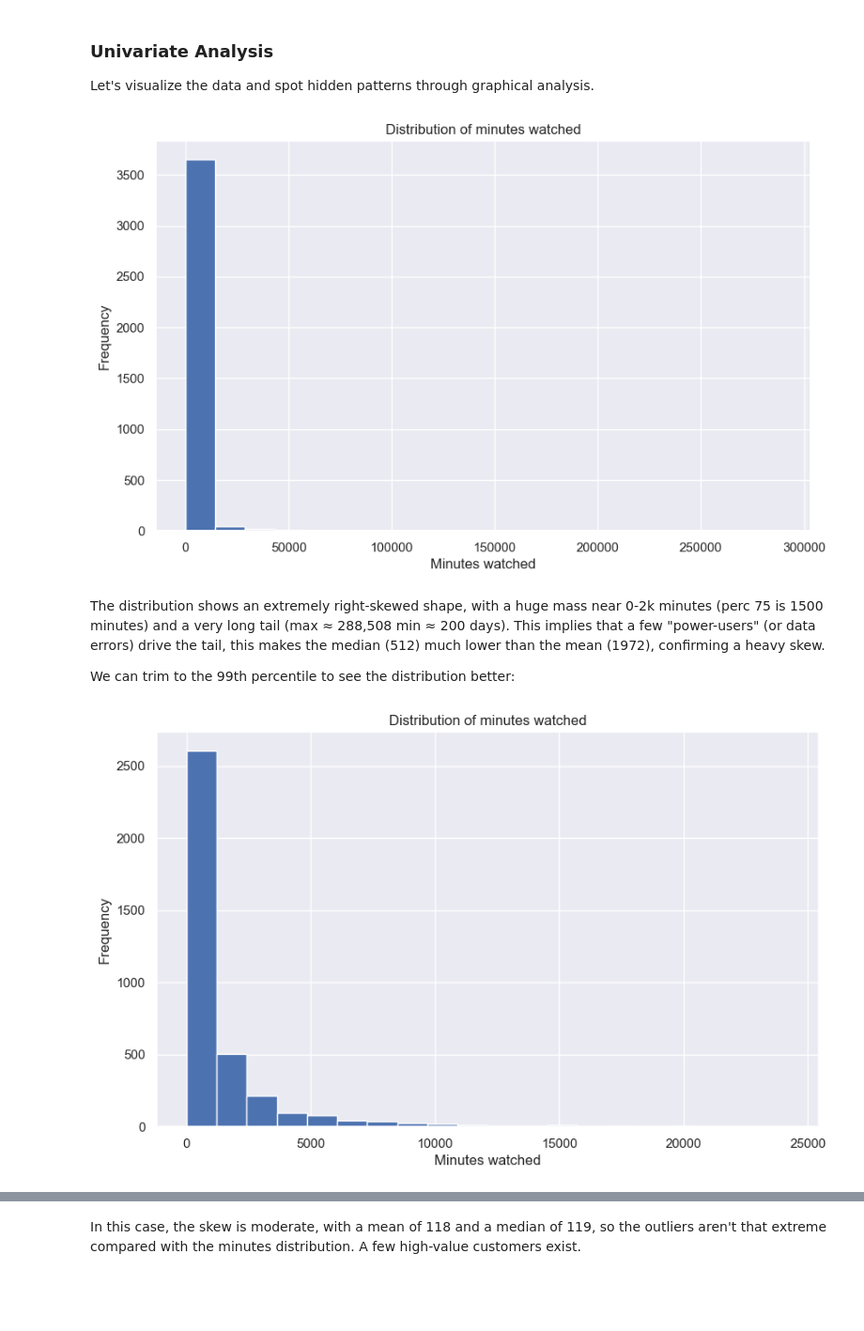
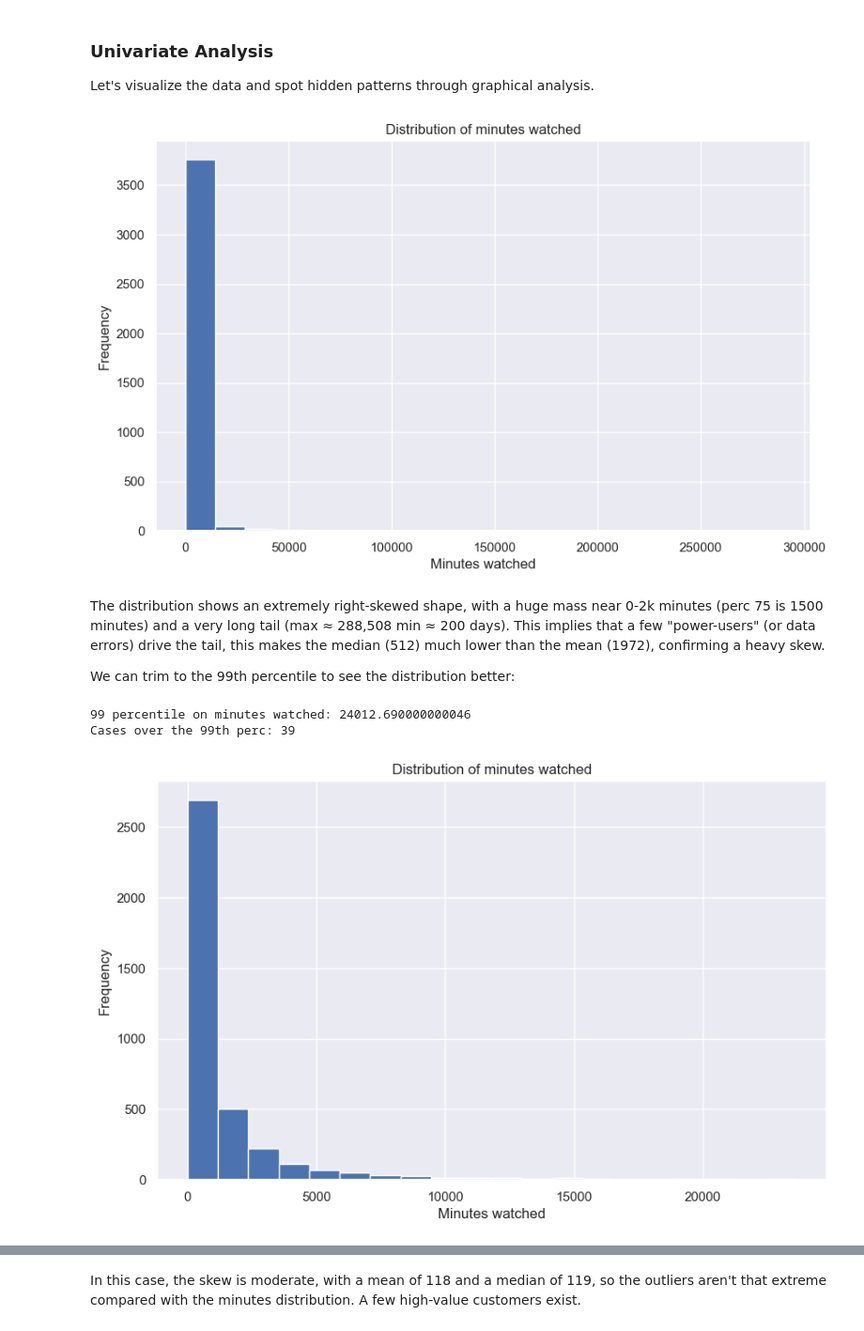
Before and after one commit to dato6091/Marketing_customer_segmentation_analysis, a Jupyter notebook: 1_EDA.ipynb, the cells around one changed output, grey strips where cells are left out. Shown at 94% size. Cells and saved outputs as stored; diff of their text form; code cells hidden in the pictures; blank space fills up the shorter version.

```diff
--- a/1_EDA.ipynb
+++ b/1_EDA.ipynb
@@ -87,6 +91,7 @@ channel_map = {
 # Adjust column names if yours differ
 cust_data["region"]  = cust_data["region"].map(region_map).astype("category")
 cust_data["channel"] = cust_data["channel"].map(channel_map).astype("category")
+cust_data["minutes_watched"] = cust_data["minutes_watched"].fillna(0)
 # %% [markdown]
 ## EDA
 # %% [markdown]
@@ -102,22 +116,28 @@ plot_numeric_data(
     y_label="Frequency",
     bins=20)
 # %% [output]
-[figure, old version]
+[figure, new version]
 # %% [markdown]
 The distribution shows an extremely right-skewed shape, with a huge mass near 0-2k minutes (perc 75 is 1500 minutes) and a very long tail (max ≈ 288,508 min ≈ 200 days). This implies that a few "power-users" (or data errors) drive the tail, this makes the median (512) much lower than the mean (1972), confirming a heavy skew.
 
 We can trim to the 99th percentile to see the distribution better:
+# %%
+df_original = cust_data.copy()
+mw_perc_99 = cust_data["minutes_watched"].quantile(.99)
+print(f"99 percentile on minutes watched: {mw_perc_99}")
+print(f"Cases over the 99th perc: {cust_data.loc[cust_data["minutes_watched"]>mw_perc_99].shape[0]}\n")
+cust_data = cust_data.loc[cust_data["minutes_watched"] < mw_perc_99].reset_index(drop=True)
+# %% [output]
+99 percentile on minutes watched: 24012.690000000046
+Cases over the 99th perc: 39
 # %%
-mw_perc_99 = cust_data["minutes_watched"].quantile(.99)
-cust_data_trimmed = cust_data.loc[cust_data["minutes_watched"] < mw_perc_99]
-
 plot_numeric_data(
-    df=cust_data_trimmed,
+    df=cust_data,
     col_to_plot="minutes_watched",
     chart_title="Distribution of minutes watched",
     x_label="Minutes watched",
     y_label="Frequency",
     bins=20)
 # %% [output]
-[figure, old version]
+[figure, new version]
 # %% [markdown]
```
Also changed, not shown: parts of 17 cells of this notebook.
